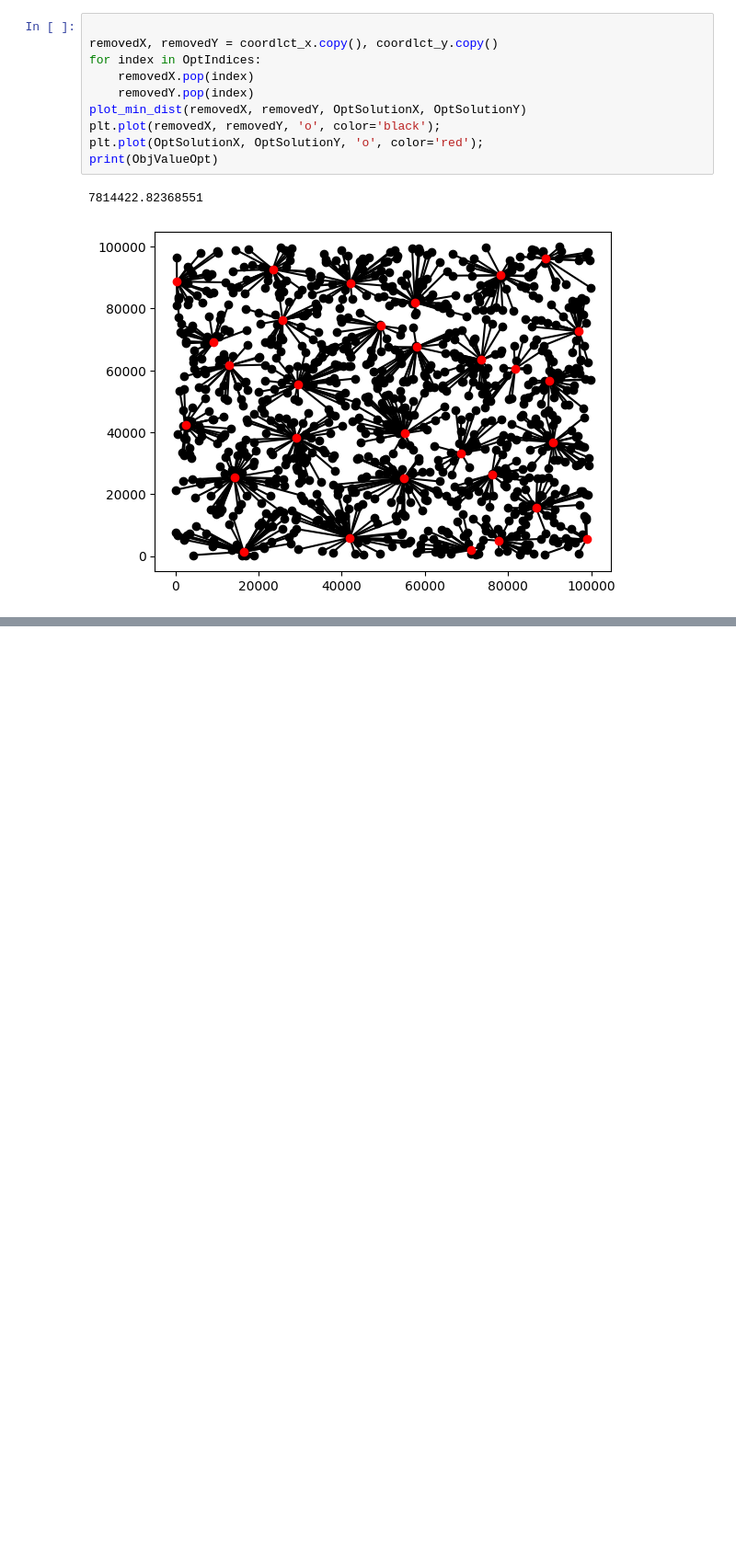
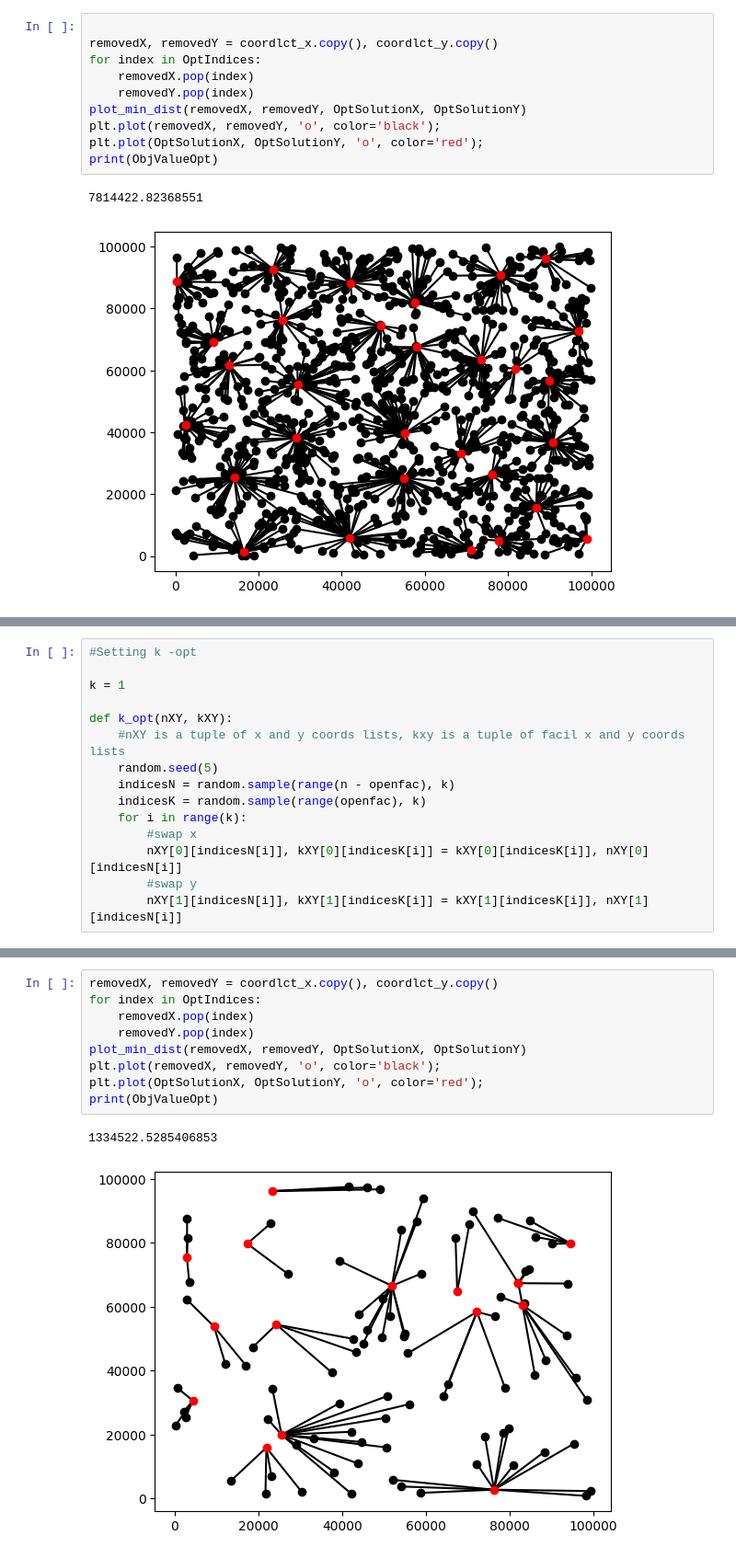
Before and after one commit to Amith1236/SHARP-Projects, a Jupyter notebook: Optimization/Instances (1).ipynb, the cells around one changed output, grey strips where cells are left out. Shown at 92% size. Saved outputs shown, nothing was run; the diff lists cells and outputs as text; blank space fills up the shorter version.

```diff
--- a/Optimization/Instances (1).ipynb
+++ b/Optimization/Instances (1).ipynb
@@ -214,0 +219,15 @@ plt.plot(cputime_i[range(len(Objvalue_list))],Objvalue_list,'k-')
+# %%
+#Setting k -opt
+
+k = 1
+
+def k_opt(nXY, kXY):
+    #nXY is a tuple of x and y coords lists, kxy is a tuple of facil x and y coords lists
+    random.seed(5)
+    indicesN = random.sample(range(n - openfac), k)
+    indicesK = random.sample(range(openfac), k)
+    for i in range(k):
+        #swap x
+        nXY[0][indicesN[i]], kXY[0][indicesK[i]] = kXY[0][indicesK[i]], nXY[0][indicesN[i]]
+        #swap y
+        nXY[1][indicesN[i]], kXY[1][indicesK[i]] = kXY[1][indicesK[i]], nXY[1][indicesN[i]]
@@ -214,0 +290,12 @@ plt.plot(cputime_i[range(len(Objvalue_list))],Objvalue_list,'k-')
+# %%
+removedX, removedY = coordlct_x.copy(), coordlct_y.copy()
+for index in OptIndices:
+    removedX.pop(index)
+    removedY.pop(index)
+plot_min_dist(removedX, removedY, OptSolutionX, OptSolutionY)
+plt.plot(removedX, removedY, 'o', color='black');
+plt.plot(OptSolutionX, OptSolutionY, 'o', color='red');
+print(ObjValueOpt)
+# %% [output]
+1334522.5285406853
+[figure, added]
```
Also changed, not shown: parts of 10 cells of this notebook.
